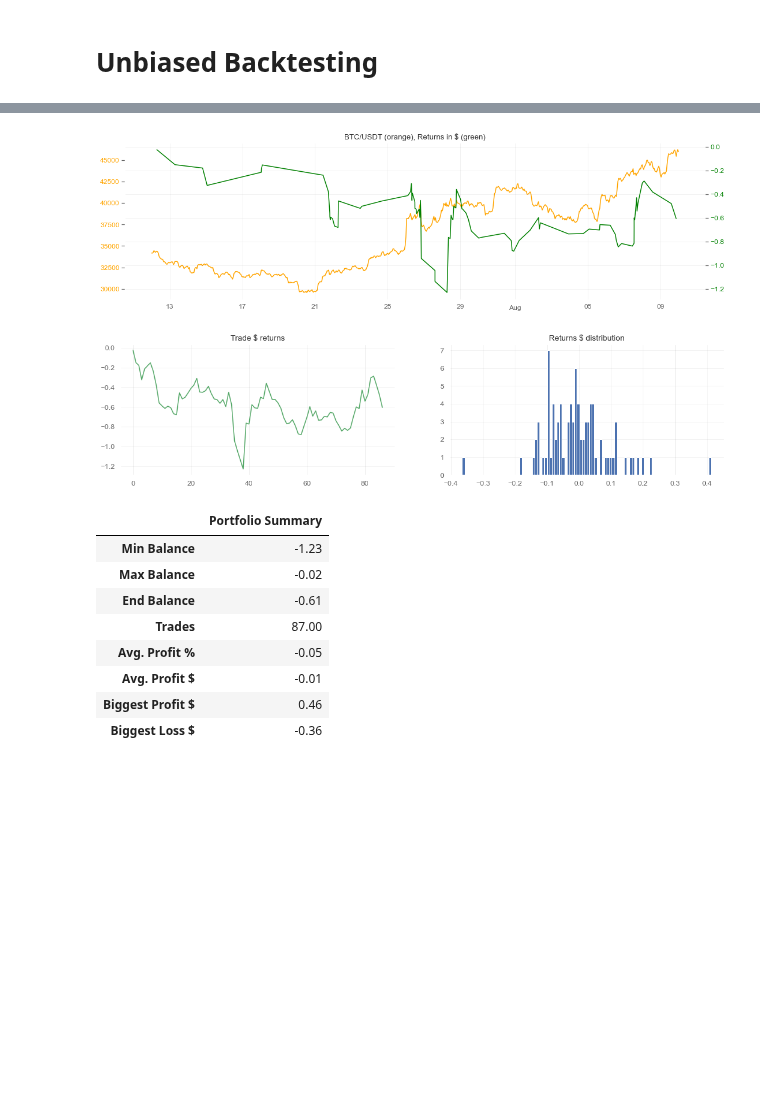
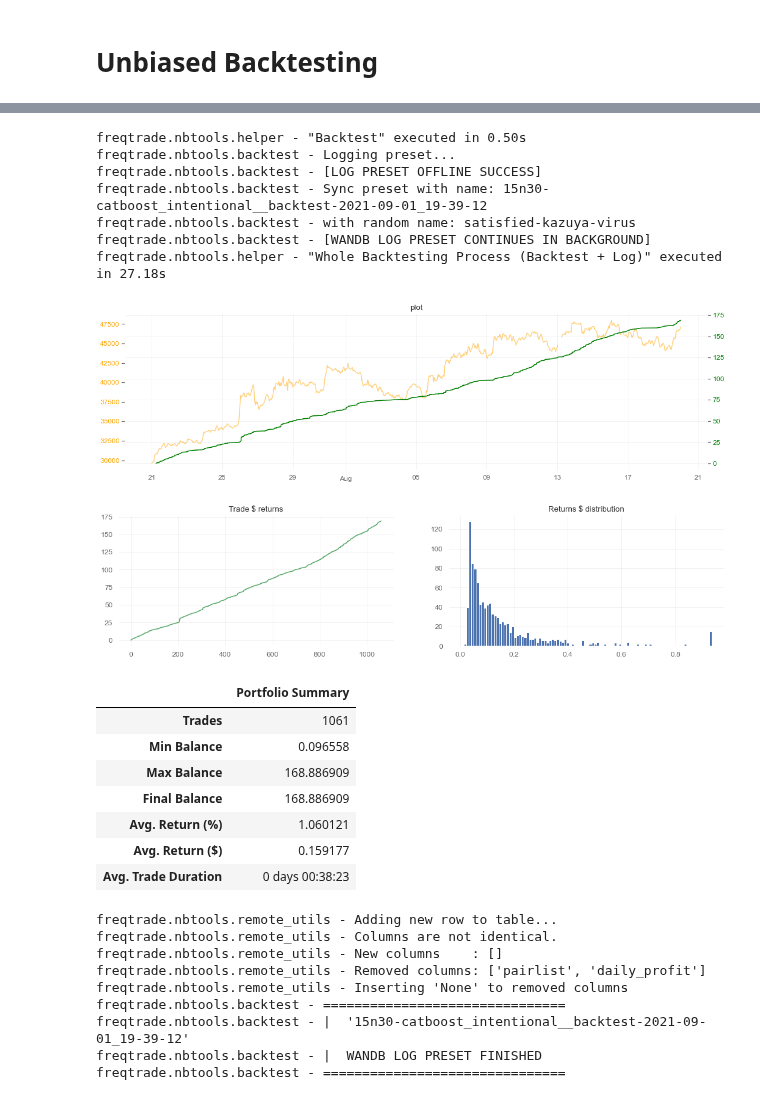
Before and after one commit to webclinic017/superft, a Jupyter notebook: notebooks/BT After ML.ipynb, the cells around one changed output, grey strips where cells are left out. Cells and saved outputs as stored; diff of their text form; code cells hidden in the pictures; blank space fills up the shorter version.

```diff
--- a/notebooks/BT After ML.ipynb
+++ b/notebooks/BT After ML.ipynb
@@ -74,7 +74,7 @@ def start_backtesting(strat_func, lightning_name: str, bt_type: str, version="la
         raise Exception(f"Unknown BT type: {bt_type}")
 
     preset = ConfigPreset(
-        name=LIGHTNING_CONTAINER_NAME,
+        name=f"ml_{bt_type}_{LIGHTNING_CONTAINER_NAME}",
         config_dict = configs.DEFAULT,
         path_data=PATH_LOCAL_DATADIR,
         timerange=timerange
@@ -147,7 +157,7 @@ def val_strategy():
             return dataframe
     """ End Strategy Code """
 # %%
-MODEL_NAME = "5n20-catboostzero"
+MODEL_NAME = "15n30-catboost_intentional"
 MODEL_VER = "latest"
 
 stats, summary, preset = start_backtesting(val_strategy, MODEL_NAME, "val", version=MODEL_VER)
@@ -214,14 +249,16 @@ def opt_strategy():
         def populate_indicators(self, dataframe: DataFrame, metadata: dict) -> DataFrame:
             dataframe["ema"] = ta.EMA(dataframe, timeperiod=200)
             dataframe = lightning_container.predict(dataframe)
+
+            num_classes = 5
+            dataframe["argmax_ml"] = dataframe[[f"ml_{x}"for x in range(num_classes)]].idxmax(axis=1)
             return dataframe
 
         def populate_buy_trend(self, dataframe: DataFrame, metadata: dict) -> DataFrame:
             conditions = [
                 dataframe['close'] > dataframe['ema'],
-                dataframe['ml_2'] > 0.55,
-                dataframe['ml_1'] < 0.55,
-                dataframe['ml_0'] < 0.55,
+                dataframe['argmax_ml'] == "ml_4",
+                # dataframe['ml_4'] > 0.5,
                 dataframe['volume'] > 0,
             ]
 
@@ -275,7 +323,7 @@ freqtrade.nbtools.helper - "Whole Backtesting Process (Backtest + Log)" executed
 # Unbiased Backtesting
 # %%
 """
-Just run once every "Sweet Spot" you got!
+Just run once every "Sweet Spot" you got from Model x Strategy Optimize!
 """
 stats, summary, preset = start_backtesting(opt_strategy, MODEL_NAME, "test", version=MODEL_VER)
 trades = pd.DataFrame(stats["strategy"]["NotebookStrategy"]["trades"])
@@ -301,11 +349,26 @@ freqtrade.nbtools.helper - "Whole Backtesting Process (Backtest + Log)" executed
+freqtrade.nbtools.helper - "Backtest" executed in 0.50s
+freqtrade.nbtools.backtest - Logging preset...
+freqtrade.nbtools.backtest - [LOG PRESET OFFLINE SUCCESS]
+freqtrade.nbtools.backtest - Sync preset with name: 15n30-catboost_intentional__backtest-2021-09-01_19-39-12
+freqtrade.nbtools.backtest - with random name: satisfied-kazuya-virus
+freqtrade.nbtools.backtest - [WANDB LOG PRESET CONTINUES IN BACKGROUND]
+freqtrade.nbtools.helper - "Whole Backtesting Process (Backtest + Log)" executed in 27.18s
-[figure, old version]
+[figure, new version]
-[figure, old version]
+[figure, new version]
 |  | Portfolio Summary |
-| Min Balance | -1.23 |
-| Max Balance | -0.02 |
-| End Balance | -0.61 |
-| Trades | 87.00 |
-| Avg. Profit % | -0.05 |
-| Avg. Profit $ | -0.01 |
-| Biggest Profit $ | 0.46 |
-| Biggest Loss $ | -0.36 |
+| Trades | 1061 |
+| Min Balance | 0.096558 |
+| Max Balance | 168.886909 |
+| Final Balance | 168.886909 |
+| Avg. Return (%) | 1.060121 |
+| Avg. Return ($) | 0.159177 |
+| Avg. Trade Duration | 0 days 00:38:23 |
+freqtrade.nbtools.remote_utils - Adding new row to table...
+freqtrade.nbtools.remote_utils - Columns are not identical.
+freqtrade.nbtools.remote_utils - New columns    : []
+freqtrade.nbtools.remote_utils - Removed columns: ['pairlist', 'daily_profit']
+freqtrade.nbtools.remote_utils - Inserting 'None' to removed columns
+freqtrade.nbtools.backtest - ===============================
+freqtrade.nbtools.backtest - |  '15n30-catboost_intentional__backtest-2021-09-01_19-39-12'
+freqtrade.nbtools.backtest - |  WANDB LOG PRESET FINISHED
+freqtrade.nbtools.backtest - ===============================
```
Also changed, not shown: parts of 5 cells of this notebook, 49 other files.
